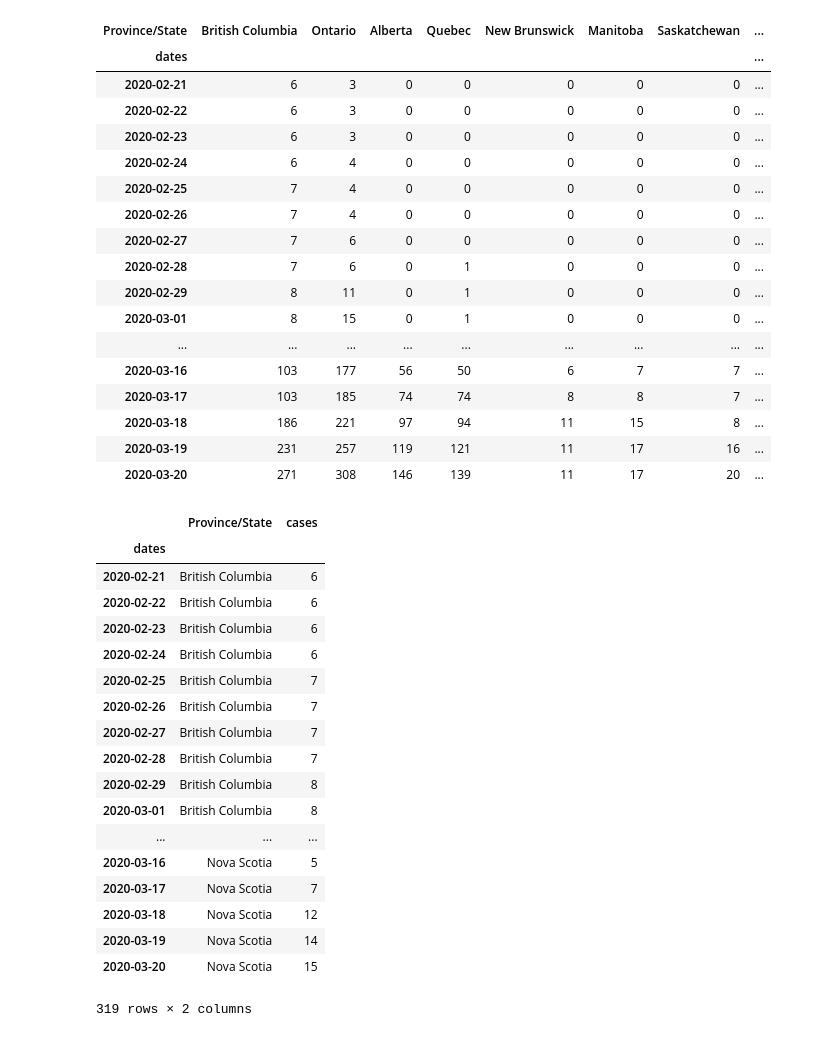
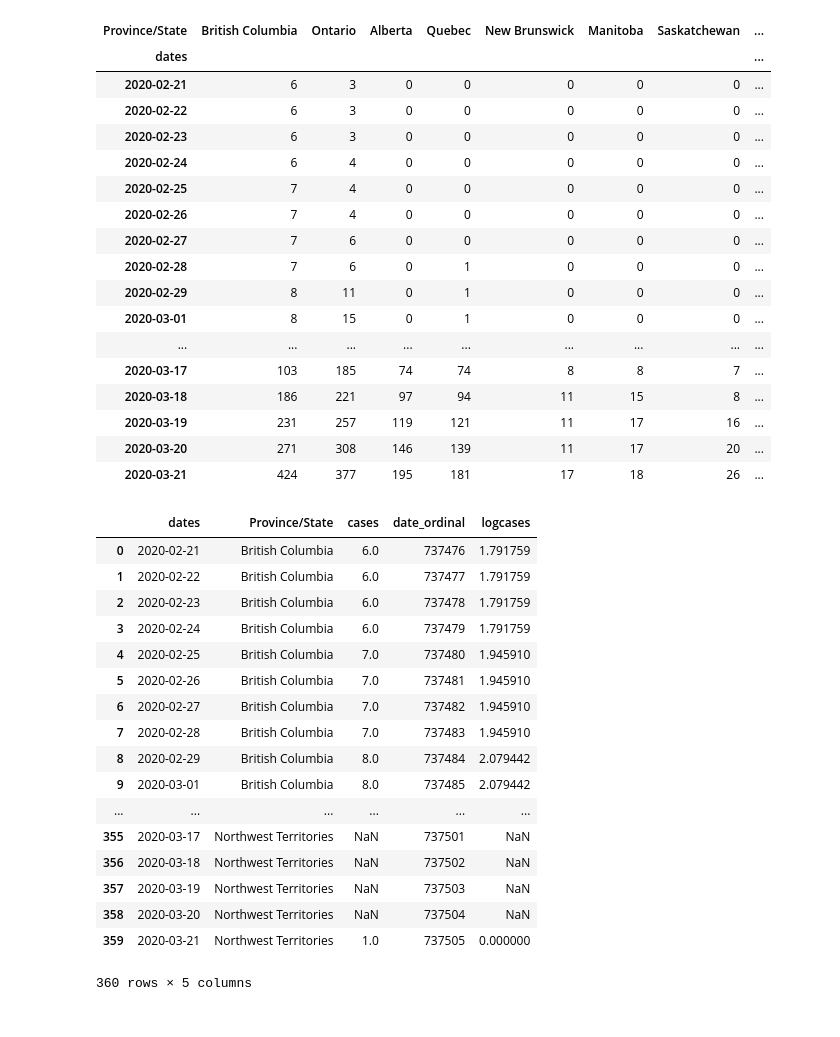
Before and after one commit to minix1234/minix1234.github.io, a Jupyter notebook: pelican/notebooks/totalcases.ipynb, the cells around one changed output. Drawn from its saved outputs; the diff is of its cells as text; code cells hidden in the pictures.

```diff
--- a/pelican/notebooks/totalcases.ipynb
+++ b/pelican/notebooks/totalcases.ipynb
@@ -25,7 +16,7 @@ dfcnd = dfcnd.drop(dfcnd.index[0])
 dfcnd = dfcnd.drop(dfcnd.index[0])
 dfcnd = dfcnd.reset_index()
 dfcnd = dfcnd.rename(columns={'index': 'dates'})
-dfcnd['dates'] = dfcnd['dates'].astype('datetime64')
+dfcnd['dates'] = dfcnd['dates'].astype('datetime64[s]')
 dfcnd = dfcnd.set_index('dates')
 #dfcnd.loc['2020-02-27':'2020-03-21']
 dfcnd = dfcnd[(dfcnd.index >= '2020-02-21')]
@@ -44,39 +35,43 @@ dfcnd
 | 2020-02-29 | 8 | 11 | 0 | 1 | 0 | 0 | 0 | ... |
 | 2020-03-01 | 8 | 15 | 0 | 1 | 0 | 0 | 0 | ... |
 | ... | ... | ... | ... | ... | ... | ... | ... | ... |
-| 2020-03-16 | 103 | 177 | 56 | 50 | 6 | 7 | 7 | ... |
 | 2020-03-17 | 103 | 185 | 74 | 74 | 8 | 8 | 7 | ... |
 | 2020-03-18 | 186 | 221 | 97 | 94 | 11 | 15 | 8 | ... |
 | 2020-03-19 | 231 | 257 | 119 | 121 | 11 | 17 | 16 | ... |
 | 2020-03-20 | 271 | 308 | 146 | 139 | 11 | 17 | 20 | ... |
+| 2020-03-21 | 424 | 377 | 195 | 181 | 17 | 18 | 26 | ... |
 # %%
 dfmelt = dfcnd.reset_index()
 dfmelt = dfmelt.melt(id_vars=['dates'])
 dfmelt = dfmelt.rename(columns={'date': 'country'})
 dfmelt = dfmelt.rename(columns={'value': 'cases'})
+dfmelt['cases'] = dfmelt['cases'].astype('int32')
+dfmelt["Province/State"] = dfmelt["Province/State"].astype('category')
+dfmelt = dfmelt.replace(0, np.nan)
+dfmelt['date_ordinal'] = pd.to_datetime(dfmelt['dates']).apply(lambda dates: dates.toordinal())
+dfmelt['logcases'] = np.log(dfmelt.cases)
 #dfmelt = dfmelt.drop(columns=['dates'])
-dfmelt = dfmelt.set_index('dates')
+#dfmelt = dfmelt.set_index('dates')
 dfmelt
 # %% [output]
-|  | Province/State | cases |
-| dates |  |  |
-| 2020-02-21 | British Columbia | 6 |
-| 2020-02-22 | British Columbia | 6 |
-| 2020-02-23 | British Columbia | 6 |
-| 2020-02-24 | British Columbia | 6 |
-| 2020-02-25 | British Columbia | 7 |
-| 2020-02-26 | British Columbia | 7 |
-| 2020-02-27 | British Columbia | 7 |
-| 2020-02-28 | British Columbia | 7 |
-| 2020-02-29 | British Columbia | 8 |
-| 2020-03-01 | British Columbia | 8 |
-| ... | ... | ... |
-| 2020-03-16 | Nova Scotia | 5 |
-| 2020-03-17 | Nova Scotia | 7 |
-| 2020-03-18 | Nova Scotia | 12 |
-| 2020-03-19 | Nova Scotia | 14 |
-| 2020-03-20 | Nova Scotia | 15 |
+|  | dates | Province/State | cases | date_ordinal | logcases |
+| 0 | 2020-02-21 | British Columbia | 6.0 | 737476 | 1.791759 |
+| 1 | 2020-02-22 | British Columbia | 6.0 | 737477 | 1.791759 |
+| 2 | 2020-02-23 | British Columbia | 6.0 | 737478 | 1.791759 |
+| 3 | 2020-02-24 | British Columbia | 6.0 | 737479 | 1.791759 |
+| 4 | 2020-02-25 | British Columbia | 7.0 | 737480 | 1.945910 |
+| 5 | 2020-02-26 | British Columbia | 7.0 | 737481 | 1.945910 |
+| 6 | 2020-02-27 | British Columbia | 7.0 | 737482 | 1.945910 |
+| 7 | 2020-02-28 | British Columbia | 7.0 | 737483 | 1.945910 |
+| 8 | 2020-02-29 | British Columbia | 8.0 | 737484 | 2.079442 |
+| 9 | 2020-03-01 | British Columbia | 8.0 | 737485 | 2.079442 |
+| ... | ... | ... | ... | ... | ... |
+| 355 | 2020-03-17 | Northwest Territories | NaN | 737501 | NaN |
+| 356 | 2020-03-18 | Northwest Territories | NaN | 737502 | NaN |
+| 357 | 2020-03-19 | Northwest Territories | NaN | 737503 | NaN |
+| 358 | 2020-03-20 | Northwest Territories | NaN | 737504 | NaN |
+| 359 | 2020-03-21 | Northwest Territories | 1.0 | 737505 | 0.000000 |
-319 rows × 2 columns
+360 rows × 5 columns
 # %%
 import plotly.express as px
 # %%
```
Also changed, not shown: parts of 8 cells of this notebook, 9 other files.
